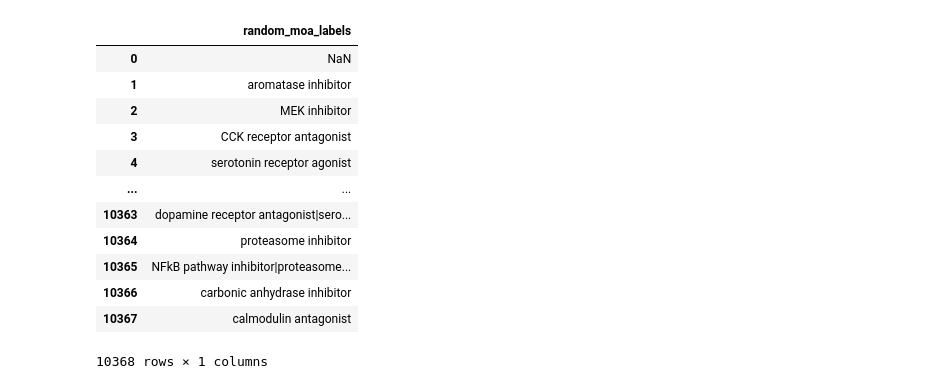
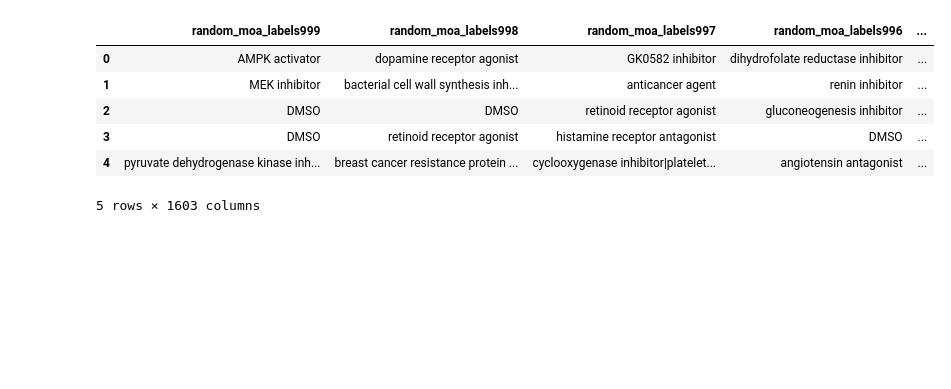
Before and after one commit to broadinstitute/cell-painting-vae, a Jupyter notebook: cell-painting/3.application/experiment.ipynb, the cells around one changed output. Cells and saved outputs as stored; diff of their text form; code cells hidden in the pictures; blank space fills up the shorter version.

```diff
--- a/cell-painting/3.application/experiment.ipynb
+++ b/cell-painting/3.application/experiment.ipynb
@@ -12,5 +15,6 @@ import seaborn
 # %%
 np.random.seed(82)
+NUM_RANDOM_SAMPLES = 1000
 # %%
 data_dict = load_data(["complete"])
 meta_features = infer_cp_features(data_dict["complete"], metadata=True)
@@ -18,26 +22,3 @@ cp_features = infer_cp_features(data_dict["complete"])
 
 complete_features_df = data_dict["complete"].reindex(cp_features, axis="columns")
 complete_meta_df = data_dict["complete"].reindex(meta_features, axis="columns")
-# %%
-latent_df = pd.read_csv("latent.csv").drop("Unnamed: 0", axis = 1)
-moa_df = pd.read_csv("repurposing_info_external_moa_map_resolved.tsv",sep='\t').set_index('broad_sample').reindex(index=complete_meta_df['Metadata_broad_sample']).reset_index().drop('Metadata_broad_sample',axis = 1)
-random_moa_labels = pd.DataFrame([moa_df.moa.sample(frac=1)]).transpose().reset_index().drop('index', axis = 1)
-random_moa_labels = random_moa_labels.rename(columns={'moa': 'random_moa_labels'})
-meta_moa_latent_df = pd.concat([complete_meta_df,moa_df,random_moa_labels,latent_df], axis=1)
-meta_moa_complete_df = pd.concat([complete_meta_df,moa_df,random_moa_labels,complete_features_df], axis=1)
-meta_moa_latent_df.head()
-random_moa_labels
-# %% [output]
-|  | random_moa_labels |
-| 0 | NaN |
-| 1 | aromatase inhibitor |
-| 2 | MEK inhibitor |
-| 3 | CCK receptor antagonist |
-| 4 | serotonin receptor agonist |
-| ... | ... |
-| 10363 | dopamine receptor antagonist|sero... |
-| 10364 | proteasome inhibitor |
-| 10365 | NFkB pathway inhibitor|proteasome... |
-| 10366 | carbonic anhydrase inhibitor |
-| 10367 | calmodulin antagonist |
-10368 rows × 1 columns
@@ -44,3 +29,38 @@ random_moa_labels
+# %%
+moa_df = pd.read_csv("repurposing_info_external_moa_map_resolved.tsv",sep='\t').set_index('broad_sample').reindex(index=complete_meta_df['Metadata_broad_sample']).reset_index().drop('Metadata_broad_sample',axis = 1)
+meta_moa_latent_df = pd.concat([complete_meta_df,moa_df,latent_df], axis=1)
+meta_moa_pca_latent_df = pd.concat([complete_meta_df,moa_df,pca_latent_df], axis=1)
+meta_moa_complete_df = pd.concat([complete_meta_df,moa_df,complete_features_df], axis=1)
+
+# fill negative control DMSO profiles, change the NaN MOA label to be DMSO
+meta_moa_latent_df.loc[meta_moa_latent_df['Metadata_broad_sample'] == 'DMSO', 'moa'] = 'DMSO'
+meta_moa_pca_latent_df.loc[meta_moa_pca_latent_df['Metadata_broad_sample'] == 'DMSO', 'moa'] = 'DMSO'
+meta_moa_complete_df.loc[meta_moa_complete_df['Metadata_broad_sample'] == 'DMSO', 'moa'] = 'DMSO'
+
+#drop profiles with NaN MOAs
+meta_moa_latent_df = meta_moa_latent_df.dropna(subset=['moa']).reset_index(drop = True)
+meta_moa_pca_latent_df = meta_moa_pca_latent_df.dropna(subset=['moa']).reset_index(drop = True)
+meta_moa_complete_df = meta_moa_complete_df.dropna(subset=['moa']).reset_index(drop = True)
+
+# add columns to the dataframe that are randomnly shuffled permutations of the MOA column
+for i in range(NUM_RANDOM_SAMPLES):
+    random_moa_labels = pd.DataFrame([meta_moa_latent_df.moa.sample(frac=1)]).transpose().reset_index().drop('index', axis = 1)
+    random_moa_labels = random_moa_labels.rename(columns={'moa': 'random_moa_labels' + str(i)})
+
+    meta_moa_latent_df = pd.concat([random_moa_labels, meta_moa_latent_df], axis=1)
+    meta_moa_pca_latent_df = pd.concat([random_moa_labels, meta_moa_pca_latent_df], axis=1)
+
+    meta_moa_complete_df = pd.concat([random_moa_labels, meta_moa_complete_df], axis=1)
+
+meta_moa_complete_df.head()
+# %% [output]
+|  | random_moa_labels999 | random_moa_labels998 | random_moa_labels997 | random_moa_labels996 | ... |
+| 0 | AMPK activator | dopamine receptor agonist | GK0582 inhibitor | dihydrofolate reductase inhibitor | ... |
+| 1 | MEK inhibitor | bacterial cell wall synthesis inh... | anticancer agent | renin inhibitor | ... |
+| 2 | DMSO | DMSO | retinoid receptor agonist | gluconeogenesis inhibitor | ... |
+| 3 | DMSO | retinoid receptor agonist | histamine receptor antagonist | DMSO | ... |
+| 4 | pyruvate dehydrogenase kinase inh... | breast cancer resistance protein ... | cyclooxygenase inhibitor|platelet... | angiotensin antagonist | ... |
+5 rows × 1603 columns
 # %%
 meta_moa_latent_df.columns
 # %% [output]
```
Also changed, not shown: parts of 23 cells of this notebook, 8 other files.
